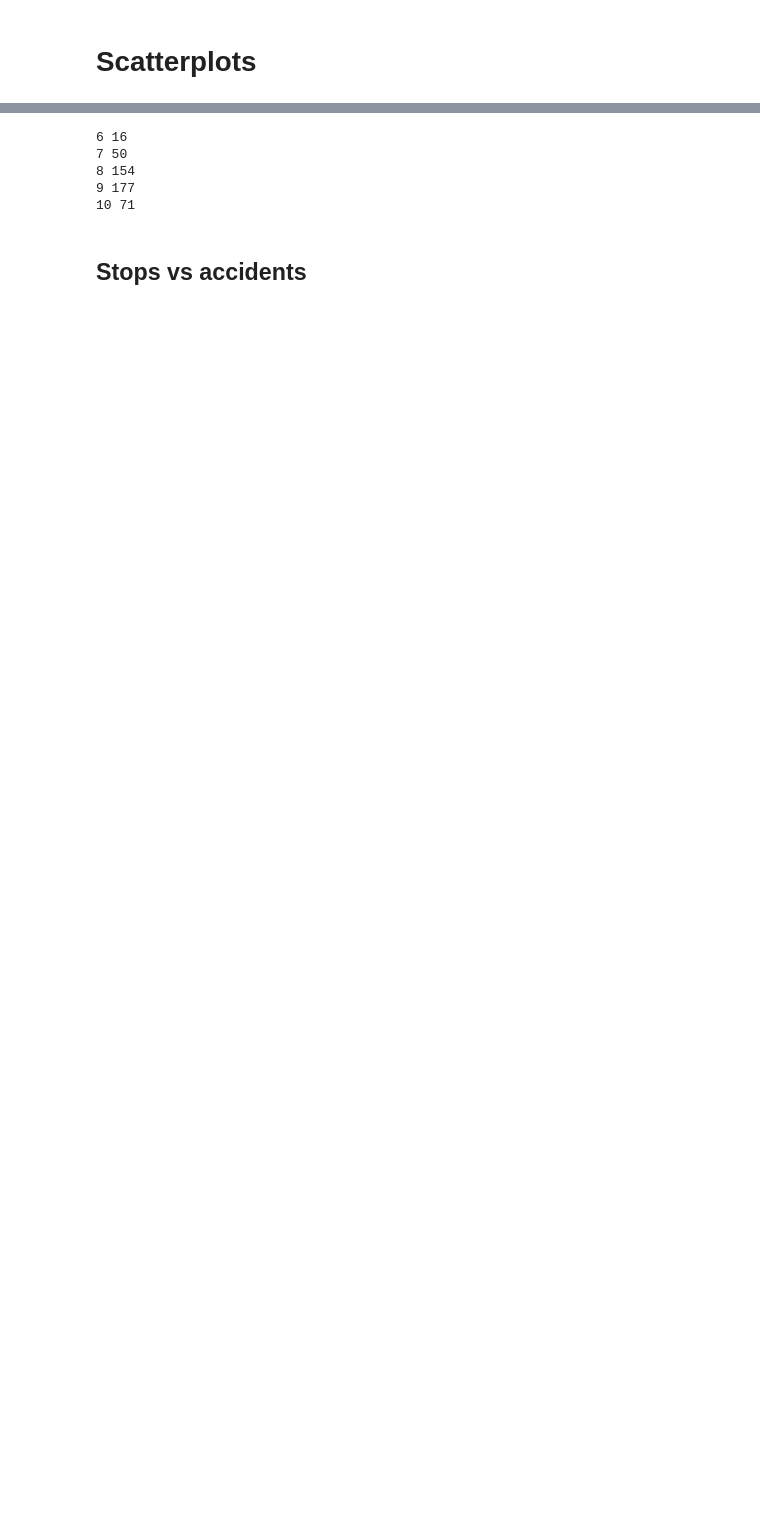
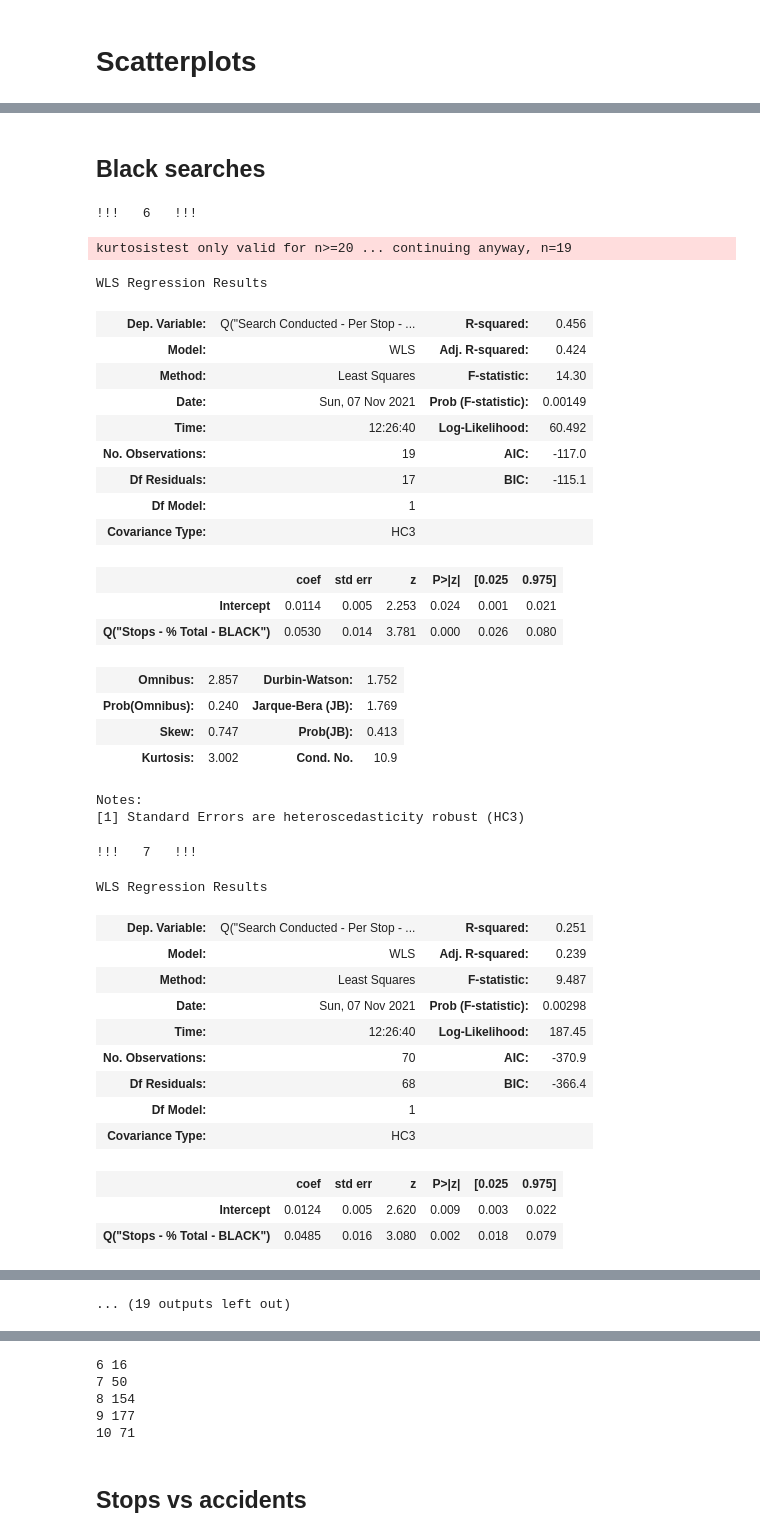
Before and after one commit to m-gaster/Policing-Thesis, a Jupyter notebook: Re-Analysis - 2021/Stops vs Accidents Distribution/Stops vs Accidents Distribution.ipynb, the cells around one changed output, grey strips where cells are left out. Drawn from its saved outputs; the diff is of its cells as text; code cells hidden in the pictures; blank space fills up the shorter version.

Commit message:
incorporated WLS into scatterplot

```diff
--- a/Re-Analysis - 2021/Stops vs Accidents Distribution/Stops vs Accidents Distribution.ipynb
+++ b/Re-Analysis - 2021/Stops vs Accidents Distribution/Stops vs Accidents Distribution.ipynb
@@ -267,0 +306,3 @@ Resolution 10 has 11153 many cells (approx 106.0 X 106.0)
+# %%
+def get_area_of_h3_res(resolution:int) -> float:
+    return h3.hex_area(resolution)
@@ -267,0 +346,76 @@ Resolution 10 has 11153 many cells (approx 106.0 X 106.0)
+# %%
+for res in RESOLUTIONS:
+    scatter_x_y_w_WLS_trend(x='Stops', y='Accident', res=res, query_str='Stops > 50 and Accident > 10')
+# %%
+for res in RESOLUTIONS:
+    for race in race_set:
+        grouped_dataframes2[res][f'Search Conducted - Per Stop - {race}'] = grouped_dataframes2[res][f'Search Conducted - {race}'] / grouped_dataframes2[res][f'Stops - {race}']
+# %% [markdown]
+## Black searches
+# %%
+def regress_y_on_x(resolution:int, y:str, x:str, query_str:str):
+    mod = smf.wls(formula=f'Q("{y}") ~ Q("{x}")',
+                  data=grouped_dataframes2[resolution].query(query_str),
+                  weights=grouped_dataframes2[resolution].query(query_str)['Stops'])
+
+    res = mod.fit(cov_type='HC3')
+    print(f'!!!   {resolution}   !!!')
+    display(res.summary())
+# %%
+for res in RESOLUTIONS:
+   # query_str = 'Stops > 100 and Accident > 25'
+
+   y='Search Conducted - Per Stop - BLACK'
+   x='Stops - % Total - BLACK'
+
+   query_str = f'Stops > 100 and Accident > 5'
+
+
+   regress_y_on_x(resolution=res,
+                  y=y,
+                  x=x,
+                  query_str=query_str)
+
+   px.scatter(data_frame=grouped_dataframes2[res].query(query_str),
+               x=x,
+               y=y,
+               size='Stops',
+               color=np.log(grouped_dataframes2[res].query(query_str)['Stops per Accident']),
+            #    trendline='ols',
+               title=res).show()
+# %% [output]
+!!!   6   !!!
+kurtosistest only valid for n>=20 ... continuing anyway, n=19
+WLS Regression Results
+| Dep. Variable: | Q("Search Conducted - Per Stop - ... | R-squared: | 0.456 |
+| Model: | WLS | Adj. R-squared: | 0.424 |
+| Method: | Least Squares | F-statistic: | 14.30 |
+| Date: | Sun, 07 Nov 2021 | Prob (F-statistic): | 0.00149 |
+| Time: | 12:26:40 | Log-Likelihood: | 60.492 |
+| No. Observations: | 19 | AIC: | -117.0 |
+| Df Residuals: | 17 | BIC: | -115.1 |
+| Df Model: | 1 |  |  |
+| Covariance Type: | HC3 |  |  |
+|  | coef | std err | z | P>|z| | [0.025 | 0.975] |
+| Intercept | 0.0114 | 0.005 | 2.253 | 0.024 | 0.001 | 0.021 |
+| Q("Stops - % Total - BLACK") | 0.0530 | 0.014 | 3.781 | 0.000 | 0.026 | 0.080 |
+| Omnibus: | 2.857 | Durbin-Watson: | 1.752 |
+| Prob(Omnibus): | 0.240 | Jarque-Bera (JB): | 1.769 |
+| Skew: | 0.747 | Prob(JB): | 0.413 |
+| Kurtosis: | 3.002 | Cond. No. | 10.9 |
+Notes:
+[1] Standard Errors are heteroscedasticity robust (HC3)
+!!!   7   !!!
+WLS Regression Results
+| Dep. Variable: | Q("Search Conducted - Per Stop - ... | R-squared: | 0.251 |
+| Model: | WLS | Adj. R-squared: | 0.239 |
+| Method: | Least Squares | F-statistic: | 9.487 |
+| Date: | Sun, 07 Nov 2021 | Prob (F-statistic): | 0.00298 |
+| Time: | 12:26:40 | Log-Likelihood: | 187.45 |
+| No. Observations: | 70 | AIC: | -370.9 |
+| Df Residuals: | 68 | BIC: | -366.4 |
+| Df Model: | 1 |  |  |
+| Covariance Type: | HC3 |  |  |
+|  | coef | std err | z | P>|z| | [0.025 | 0.975] |
+| Intercept | 0.0124 | 0.005 | 2.620 | 0.009 | 0.003 | 0.022 |
+| Q("Stops - % Total - BLACK") | 0.0485 | 0.016 | 3.080 | 0.002 | 0.018 | 0.079 |
@@ -267,0 +426 @@ Resolution 10 has 11153 many cells (approx 106.0 X 106.0)
+... (19 outputs left out)
```
Also changed, not shown: parts of 37 cells of this notebook.
